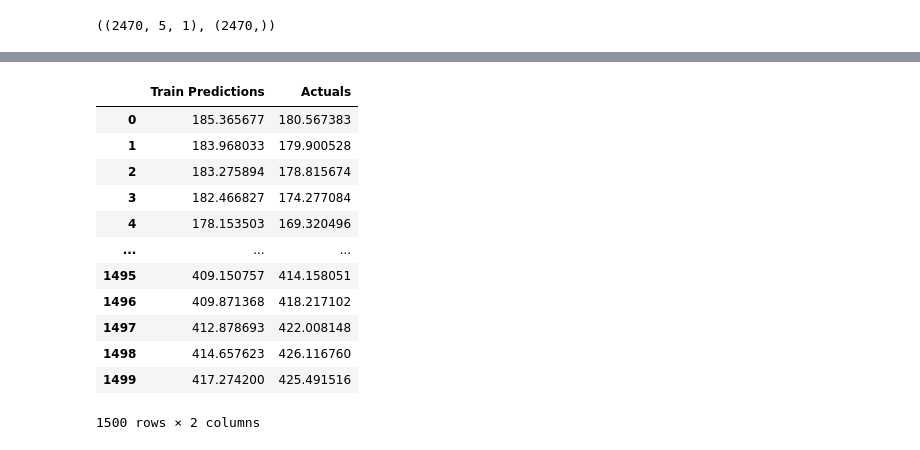
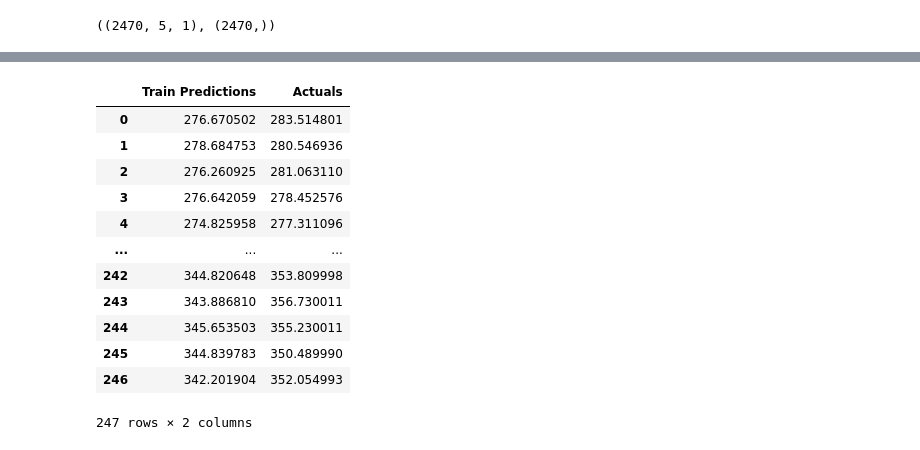
Before and after one commit to numisrm/Price_and_volatility_predicitons, a Jupyter notebook: Close_Data.ipynb, the cells around one changed output, grey strips where cells are left out. Drawn from its saved outputs; the diff is of its cells as text; code cells hidden in the pictures.

```diff
--- a/Close_Data.ipynb
+++ b/Close_Data.ipynb
@@ -65,7 +65,7 @@ X1.shape, y1.shape
 ((2470, 5, 1), (2470,))
 # %%
 X_train1, y_train1 = X1[:1500], y1[:1500]
-X_val1, y_val1 = X1[1500:2000], y1[1500:2000]
-X_test1, y_test1 = X1[2000:], y1[2000:]
+X_val1, y_val1 = X1[1500:-247], y1[1500:-247]
+X_test1, y_test1 = X1[-247:], y1[-247:]
 X_train1.shape, y_train1.shape, X_val1.shape, y_val1.shape, X_test1.shape, y_test1.shape
 # %% [output]
@@ -129,7 +129,7 @@ from tensorflow.keras.callbacks import ModelCheckpoint
 checkpoint_path = 'model1/best_model.keras'
 cp1 = ModelCheckpoint(checkpoint_path, save_best_only=True)
 # %%
-train_predictions = model1.predict(X_train1).flatten()
-train_results = pd.DataFrame(data={'Train Predictions':train_predictions, 'Actuals':y_train1})
+train_predictions = model1.predict(X_test1).flatten()
+train_results = pd.DataFrame(data={'Train Predictions':train_predictions, 'Actuals':y_test1})
 train_results
 # %% [output]
@@ -137,15 +137,15 @@ train_results
 |  | Train Predictions | Actuals |
-| 0 | 185.365677 | 180.567383 |
-| 1 | 183.968033 | 179.900528 |
-| 2 | 183.275894 | 178.815674 |
-| 3 | 182.466827 | 174.277084 |
-| 4 | 178.153503 | 169.320496 |
+| 0 | 276.670502 | 283.514801 |
+| 1 | 278.684753 | 280.546936 |
+| 2 | 276.260925 | 281.063110 |
+| 3 | 276.642059 | 278.452576 |
+| 4 | 274.825958 | 277.311096 |
 | ... | ... | ... |
-| 1495 | 409.150757 | 414.158051 |
-| 1496 | 409.871368 | 418.217102 |
-| 1497 | 412.878693 | 422.008148 |
-| 1498 | 414.657623 | 426.116760 |
-| 1499 | 417.274200 | 425.491516 |
+| 242 | 344.820648 | 353.809998 |
+| 243 | 343.886810 | 356.730011 |
+| 244 | 345.653503 | 355.230011 |
+| 245 | 344.839783 | 350.489990 |
+| 246 | 342.201904 | 352.054993 |
-1500 rows × 2 columns
+247 rows × 2 columns
 # %%
 import matplotlib.pyplot as plt
```
Also changed, not shown: parts of 7 cells of this notebook, 3 other files.
